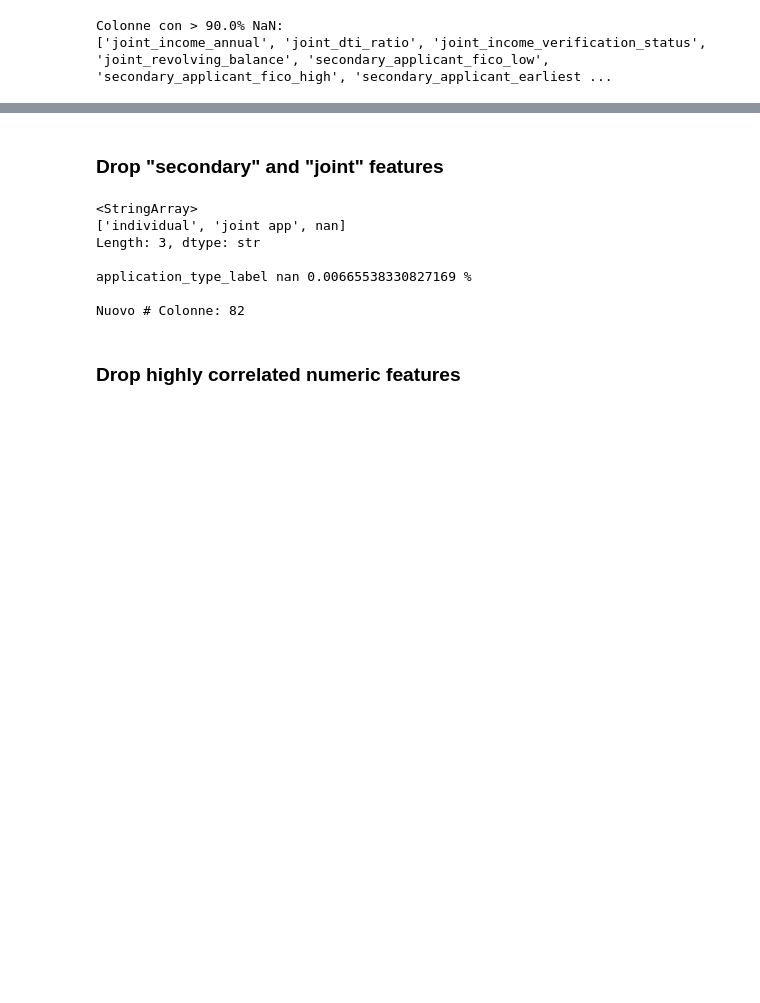
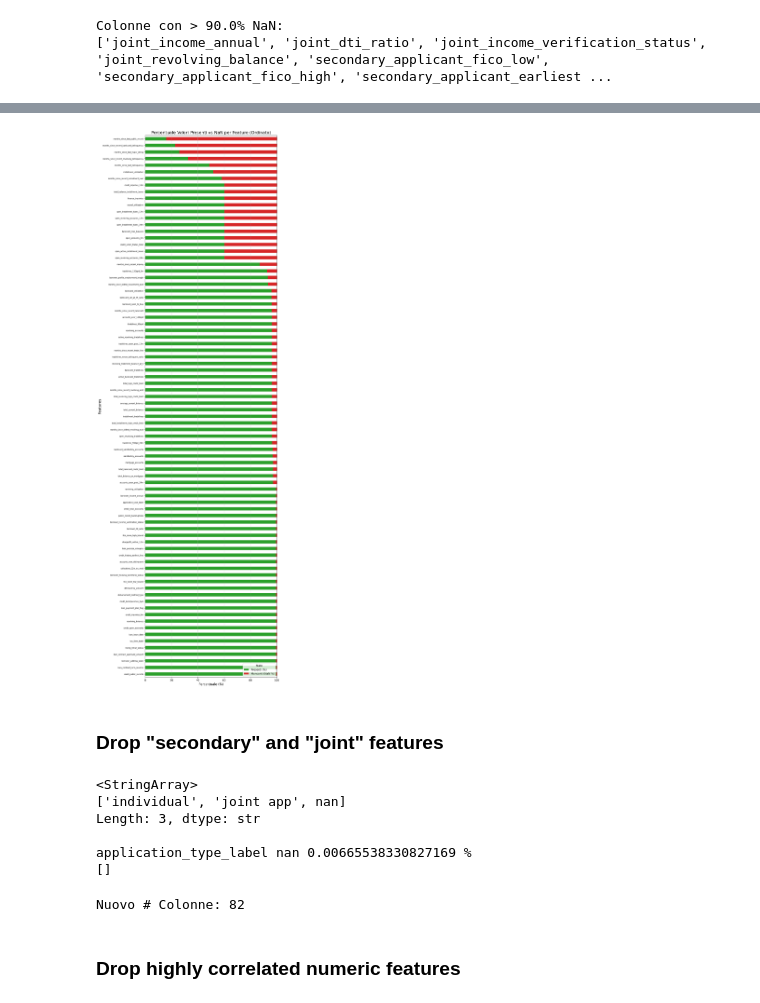
Before and after one commit to gabb-OS/loan-risk-rating-prediction, a Jupyter notebook: src/train/train.ipynb, the cells around one changed output, grey strips where cells are left out. Saved outputs shown, nothing was run; the diff lists cells and outputs as text; code cells hidden in the pictures; blank space fills up the shorter version.

```diff
--- a/src/train/train.ipynb
+++ b/src/train/train.ipynb
@@ -255,0 +263,17 @@ secondary_applicant_months_since_last_major_derog
+# %%
+# "Settlement" indica una situazione avvenuta durante / dopo il prestito, non al momento della concessione
+settlement_data_leakage = [col for col in X_train.columns if 'settlement' in col]
+
+
+# "Hardship loans" sono concessioni per agevolare il pagamento di un prestito quando il debitore si trova in momenti di difficoltà economica (perdita lavoro, problemi medici, disastri naturali)
+# https://www.oaic.gov.au/privacy/your-privacy-rights/credit-reporting/hardship-assistance/what-is-a-financial-hardship-arrangement
+# https://financialrights.org.au/factsheet/financial-hardship/
+hardship_data_leakage = [col for col in X_train.columns if 'hardship' in col]
+
+X_train.drop(columns=settlement_data_leakage, inplace=True)
+X_val.drop(columns=settlement_data_leakage, inplace=True)
+print("Nuovo # Colonne: " +  str(X_train.shape[1]) + "\n")
+
+X_val.drop(columns=hardship_data_leakage, inplace=True)
+X_train.drop(columns=hardship_data_leakage, inplace=True)
+print("Nuovo # Colonne: " +  str(X_train.shape[1]) + "\n")
@@ -262,9 +289,8 @@ print_high_nan_columns(X_train, 0.90)
 Colonne con > 90.0% NaN:
 ['joint_income_annual', 'joint_dti_ratio', 'joint_income_verification_status', 'joint_revolving_balance', 'secondary_applicant_fico_low', 'secondary_applicant_fico_high', 'secondary_applicant_earliest ...
 # %%
+X_train = drop_high_nan_columns(X_train, 0.90)
+X_val = drop_high_nan_columns(X_val, 0.90)
 
-
-X_train.drop(columns=high_nan_columns, inplace=True)
-X_val.drop(columns=high_nan_columns, inplace=True)
 print("Nuovo # Colonne: " +  str(X_train.shape[1]) + "\n")
 # %% [output]
@@ -271,27 +301,32 @@ print("Nuovo # Colonne: " +  str(X_train.shape[1]) + "\n")
 Nuovo # Colonne: 82
-# %% [markdown]
-### Drop "secondary" and "joint" features
-# %%
-# DROP: Secondary/Joint Applicant info
-# colonne con grande quantità di nan sono state droppate al passo precedente, terminiamo pulizia qui di eventuali rimanenti
-# application_type_label ci informa gia' se il tipo di prestito e' individual o joint
-print(X['application_type_label'].unique())
-print("\napplication_type_label nan", (X['application_type_label'].isna().sum())/X.shape[0], "%")
-
-joint_and_secondary_cols = [col for col in X_train.columns if col.startswith('joint_') or col.startswith('secondary_')]
-
-
-X_train.drop(columns=joint_and_secondary_cols, inplace=True)
-X_val.drop(columns=joint_and_secondary_cols, inplace=True)
-print("\nNuovo # Colonne: " +  str(X_train.shape[1]) + "\n")
-# %% [output]
-<StringArray>
-['individual', 'joint app', nan]
-Length: 3, dtype: str
-
-application_type_label nan 0.00665538330827169 %
-
-Nuovo # Colonne: 82
+# %%
+plot_nan(X_train)
+# %% [output]
+[figure, added]
+# %% [markdown]
+### Drop "secondary" and "joint" features
+# %%
+# DROP: Secondary/Joint Applicant info
+# colonne con grande quantità di nan sono state droppate al passo precedente, terminiamo pulizia qui di eventuali rimanenti
+# application_type_label ci informa gia' se il tipo di prestito e' individual o joint
+print(X['application_type_label'].unique())
+print("\napplication_type_label nan", (X['application_type_label'].isna().sum())/X.shape[0], "%")
+
+joint_and_secondary_cols = [col for col in X_train.columns if col.startswith('joint_') or col.startswith('secondary_')]
+print(joint_and_secondary_cols)
+# %% [output]
+<StringArray>
+['individual', 'joint app', nan]
+Length: 3, dtype: str
+
+application_type_label nan 0.00665538330827169 %
+[]
+# %%
+X_train.drop(columns=joint_and_secondary_cols, inplace=True)
+X_val.drop(columns=joint_and_secondary_cols, inplace=True)
+print("\nNuovo # Colonne: " +  str(X_train.shape[1]) + "\n")
+# %% [output]
+Nuovo # Colonne: 82
 # %% [markdown]
 ### Drop highly correlated numeric features
 # %%
```
Also changed, not shown: parts of 23 cells of this notebook, 3 other files.
